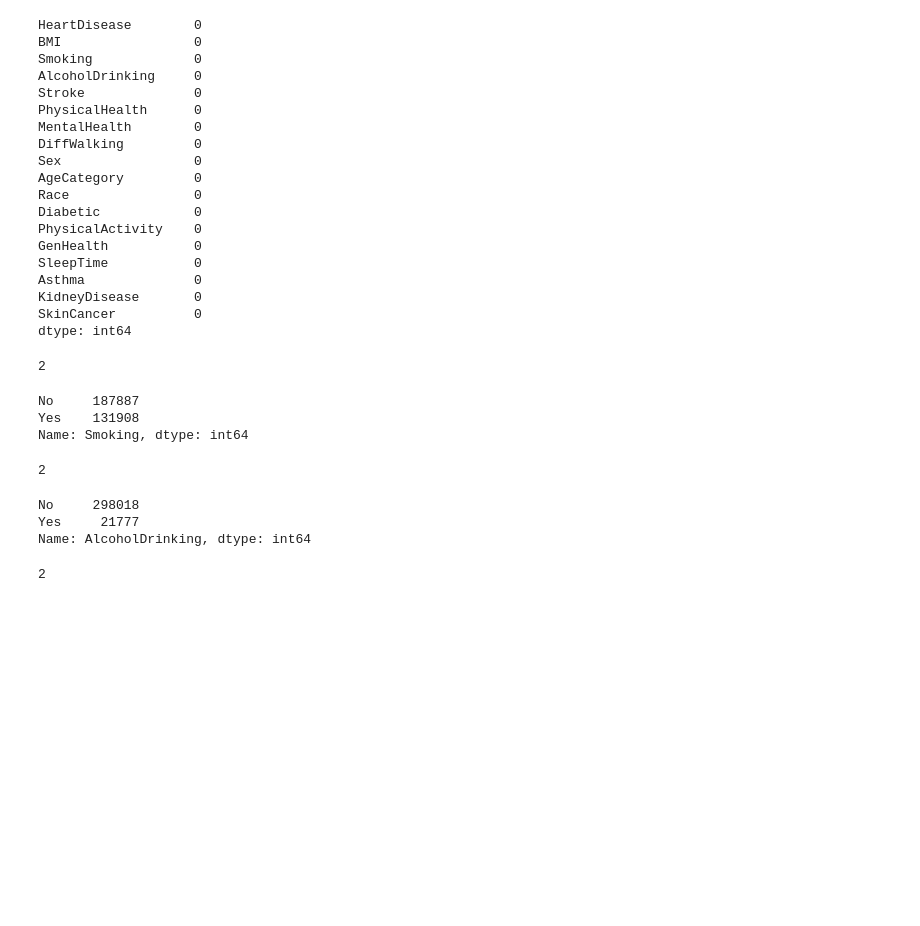
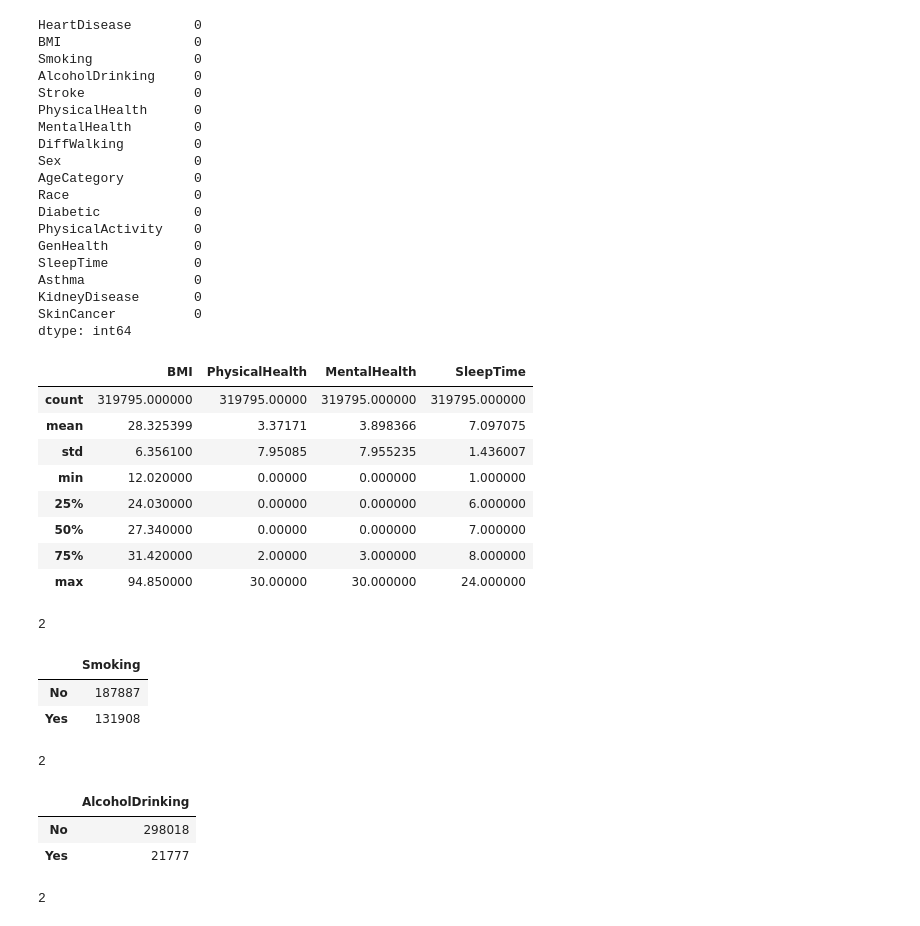
Before and after one commit to JerayuT/Group-5-WQ23-Data-Science, a Jupyter notebook: Project Code Template.ipynb, the cells around one changed output. Saved outputs shown, nothing was run; the diff lists cells and outputs as text; code cells hidden in the pictures; blank space fills up the shorter version.

```diff
--- a/Project Code Template.ipynb
+++ b/Project Code Template.ipynb
@@ -71,27 +71,38 @@ SkinCancer          0
 dtype: int64
 # %%
 #...Distribution of continuous variables...#
+data.describe()
+# %% [output]
+|  | BMI | PhysicalHealth | MentalHealth | SleepTime |
+| count | 319795.000000 | 319795.00000 | 319795.000000 | 319795.000000 |
+| mean | 28.325399 | 3.37171 | 3.898366 | 7.097075 |
+| std | 6.356100 | 7.95085 | 7.955235 | 1.436007 |
+| min | 12.020000 | 0.00000 | 0.000000 | 1.000000 |
+| 25% | 24.030000 | 0.00000 | 0.000000 | 6.000000 |
+| 50% | 27.340000 | 0.00000 | 0.000000 | 7.000000 |
+| 75% | 31.420000 | 2.00000 | 3.000000 | 8.000000 |
+| max | 94.850000 | 30.00000 | 30.000000 | 24.000000 |
 # %%
 #...Distribution of categorical variables...#
 len(pd.unique(data['Smoking']))
 # %% [output]
 2
 # %%
-data.Smoking.value_counts()
+data.Smoking.value_counts().to_frame()
 # %% [output]
-No     187887
-Yes    131908
-Name: Smoking, dtype: int64
+|  | Smoking |
+| No | 187887 |
+| Yes | 131908 |
 # %%
 len(pd.unique(data['AlcoholDrinking']))
 # %% [output]
 2
 # %%
-data.AlcoholDrinking.value_counts()
+data.AlcoholDrinking.value_counts().to_frame()
 # %% [output]
-No     298018
-Yes     21777
-Name: AlcoholDrinking, dtype: int64
+|  | AlcoholDrinking |
+| No | 298018 |
+| Yes | 21777 |
 # %%
 len(pd.unique(data['Stroke']))
 # %% [output]
```
Also changed, not shown: parts of 20 cells of this notebook.
